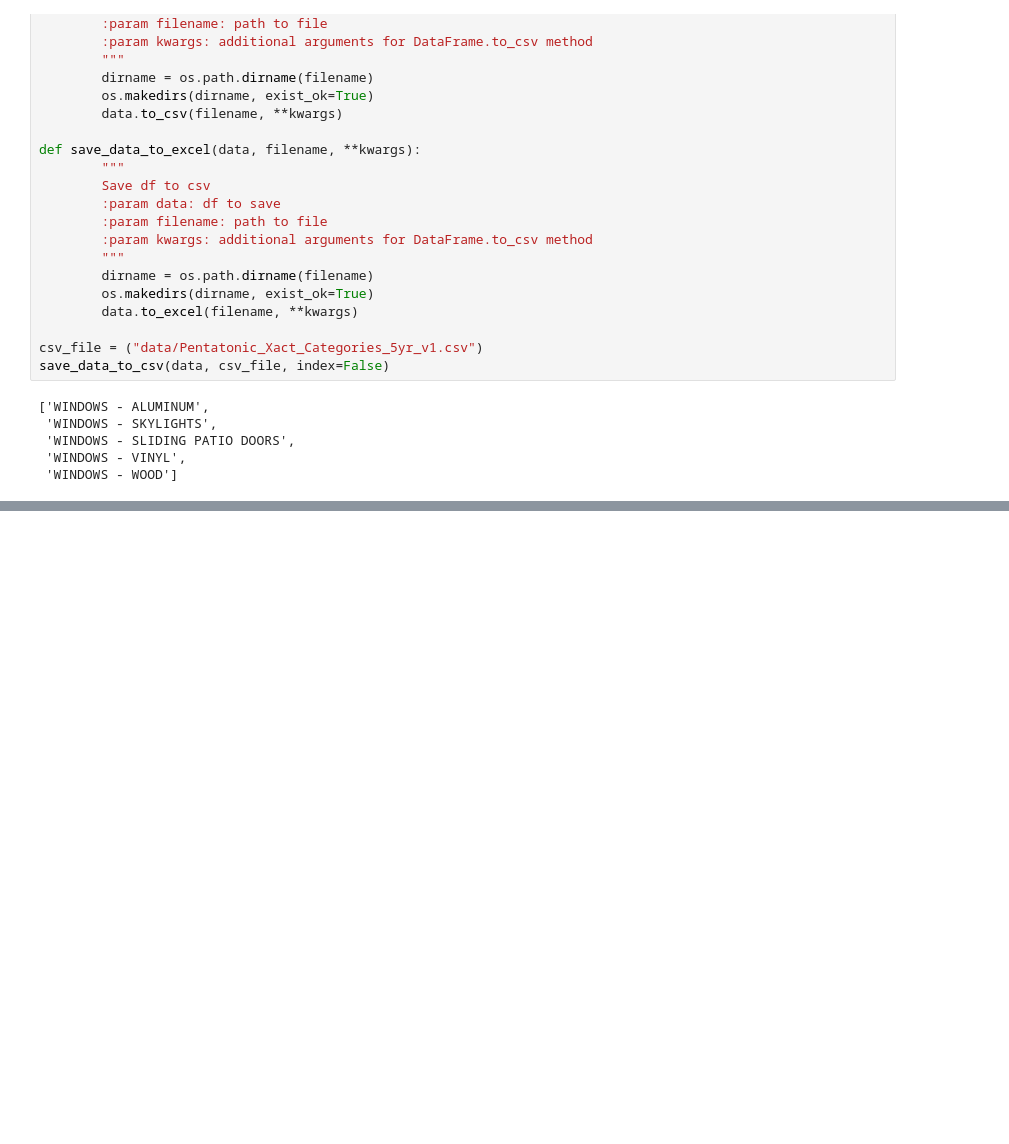
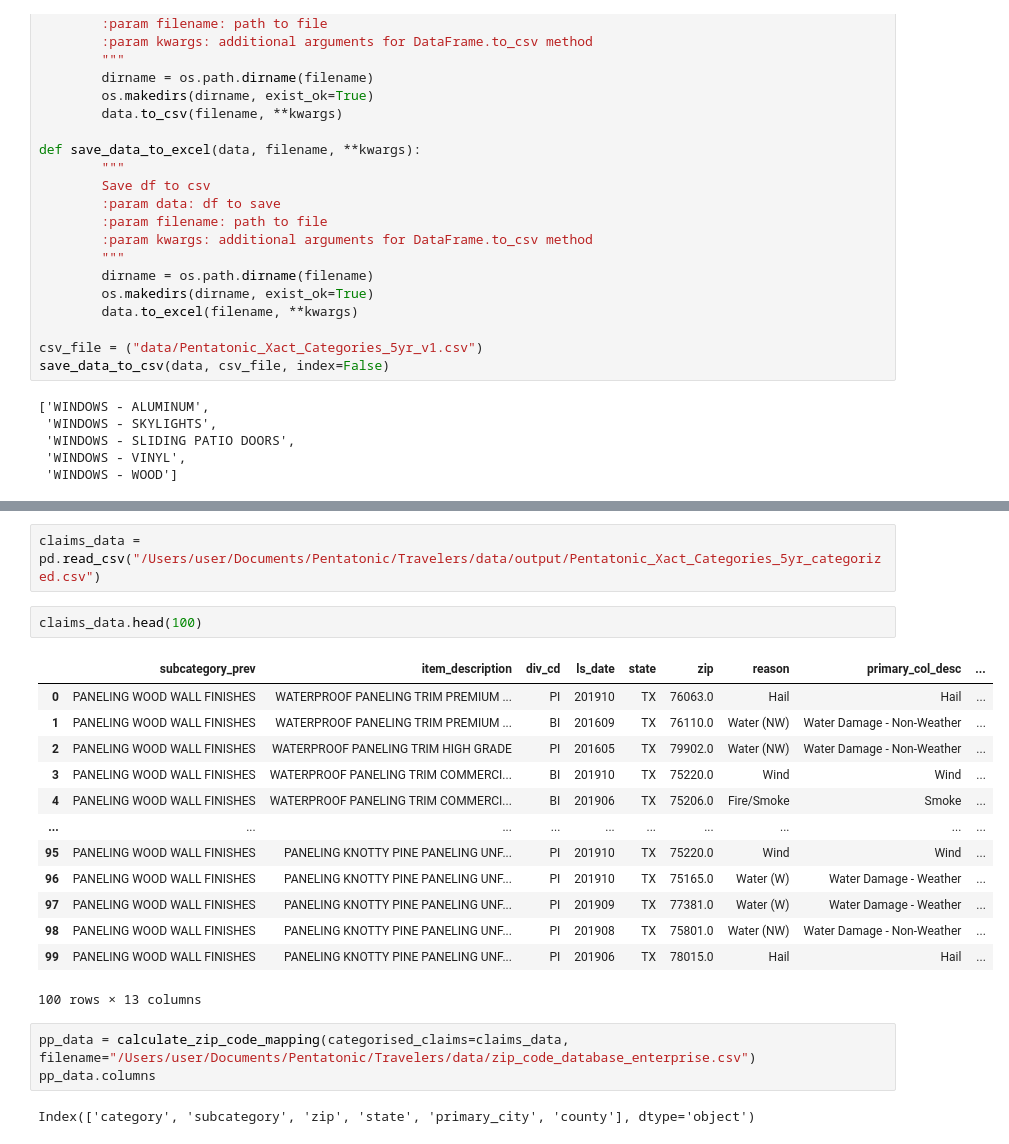
Before and after one commit to ssuchek/Travelers, a Jupyter notebook: investigation.ipynb, the cells around one changed output, grey strips where cells are left out. Drawn from its saved outputs; the diff is of its cells as text; blank space fills up the shorter version.

Commit message:
1. Restructured loader part. 2. Added ZIP code mapping

```diff
--- a/investigation.ipynb
+++ b/investigation.ipynb
@@ -201,0 +812,23 @@ save_data_to_csv(data, csv_file, index=False)
+# %%
+claims_data = pd.read_csv("/Users/user/Documents/Pentatonic/Travelers/data/output/Pentatonic_Xact_Categories_5yr_categorized.csv")
+# %%
+claims_data.head(100)
+# %% [output]
+|  | subcategory_prev | item_description | div_cd | ls_date | state | zip | reason | primary_col_desc | ... |
+| 0 | PANELING WOOD WALL FINISHES | WATERPROOF PANELING TRIM PREMIUM ... | PI | 201910 | TX | 76063.0 | Hail | Hail | ... |
+| 1 | PANELING WOOD WALL FINISHES | WATERPROOF PANELING TRIM PREMIUM ... | BI | 201609 | TX | 76110.0 | Water (NW) | Water Damage - Non-Weather | ... |
+| 2 | PANELING WOOD WALL FINISHES | WATERPROOF PANELING TRIM HIGH GRADE | PI | 201605 | TX | 79902.0 | Water (NW) | Water Damage - Non-Weather | ... |
+| 3 | PANELING WOOD WALL FINISHES | WATERPROOF PANELING TRIM COMMERCI... | BI | 201910 | TX | 75220.0 | Wind | Wind | ... |
+| 4 | PANELING WOOD WALL FINISHES | WATERPROOF PANELING TRIM COMMERCI... | BI | 201906 | TX | 75206.0 | Fire/Smoke | Smoke | ... |
+| ... | ... | ... | ... | ... | ... | ... | ... | ... | ... |
+| 95 | PANELING WOOD WALL FINISHES | PANELING KNOTTY PINE PANELING UNF... | PI | 201910 | TX | 75220.0 | Wind | Wind | ... |
+| 96 | PANELING WOOD WALL FINISHES | PANELING KNOTTY PINE PANELING UNF... | PI | 201910 | TX | 75165.0 | Water (W) | Water Damage - Weather | ... |
+| 97 | PANELING WOOD WALL FINISHES | PANELING KNOTTY PINE PANELING UNF... | PI | 201909 | TX | 77381.0 | Water (W) | Water Damage - Weather | ... |
+| 98 | PANELING WOOD WALL FINISHES | PANELING KNOTTY PINE PANELING UNF... | PI | 201908 | TX | 75801.0 | Water (NW) | Water Damage - Non-Weather | ... |
+| 99 | PANELING WOOD WALL FINISHES | PANELING KNOTTY PINE PANELING UNF... | PI | 201906 | TX | 78015.0 | Hail | Hail | ... |
+100 rows × 13 columns
+# %%
+pp_data = calculate_zip_code_mapping(categorised_claims=claims_data, filename="/Users/user/Documents/Pentatonic/Travelers/data/zip_code_database_enterprise.csv")
+pp_data.columns
+# %% [output]
+Index(['category', 'subcategory', 'zip', 'state', 'primary_city', 'county'], dtype='object')
```
Also changed, not shown: parts of 30 cells of this notebook, 13 other files.
